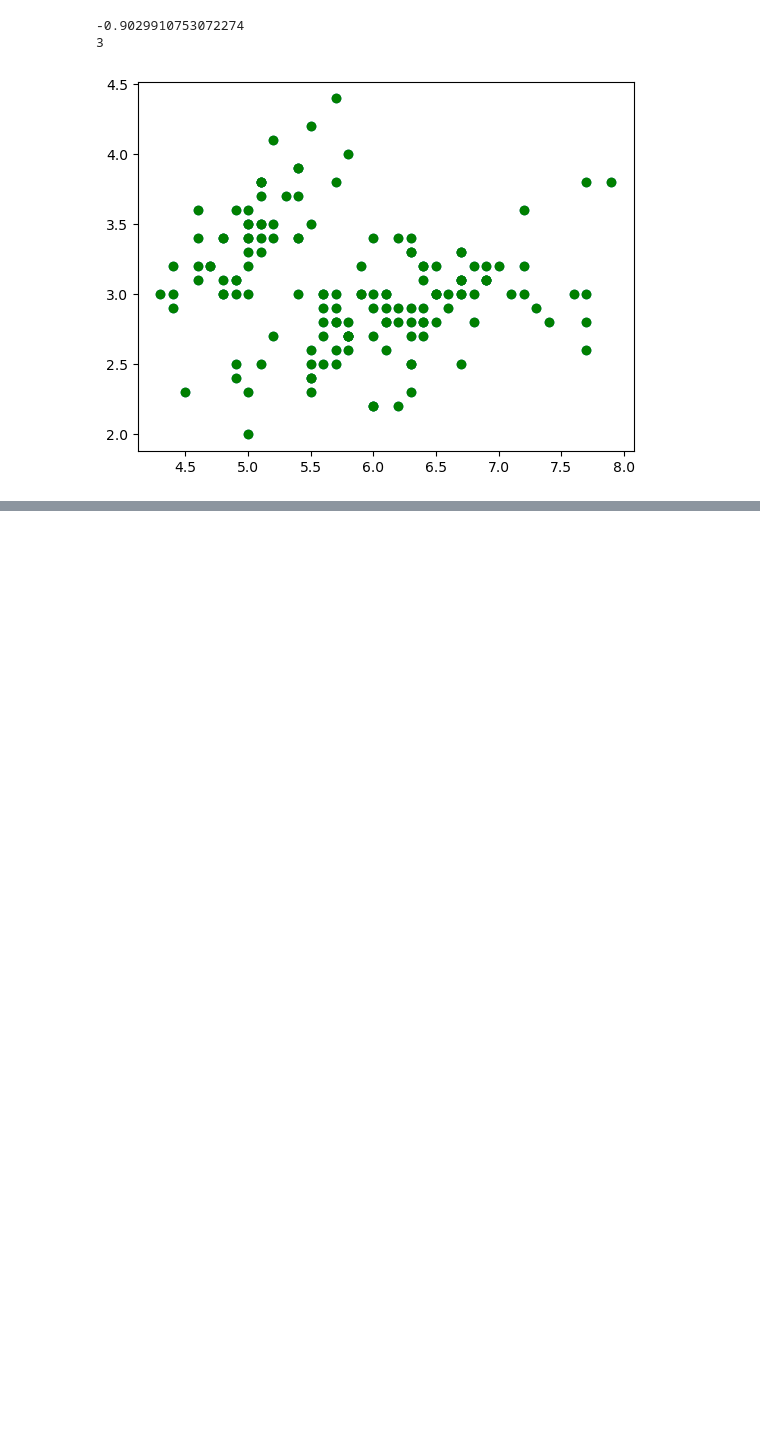
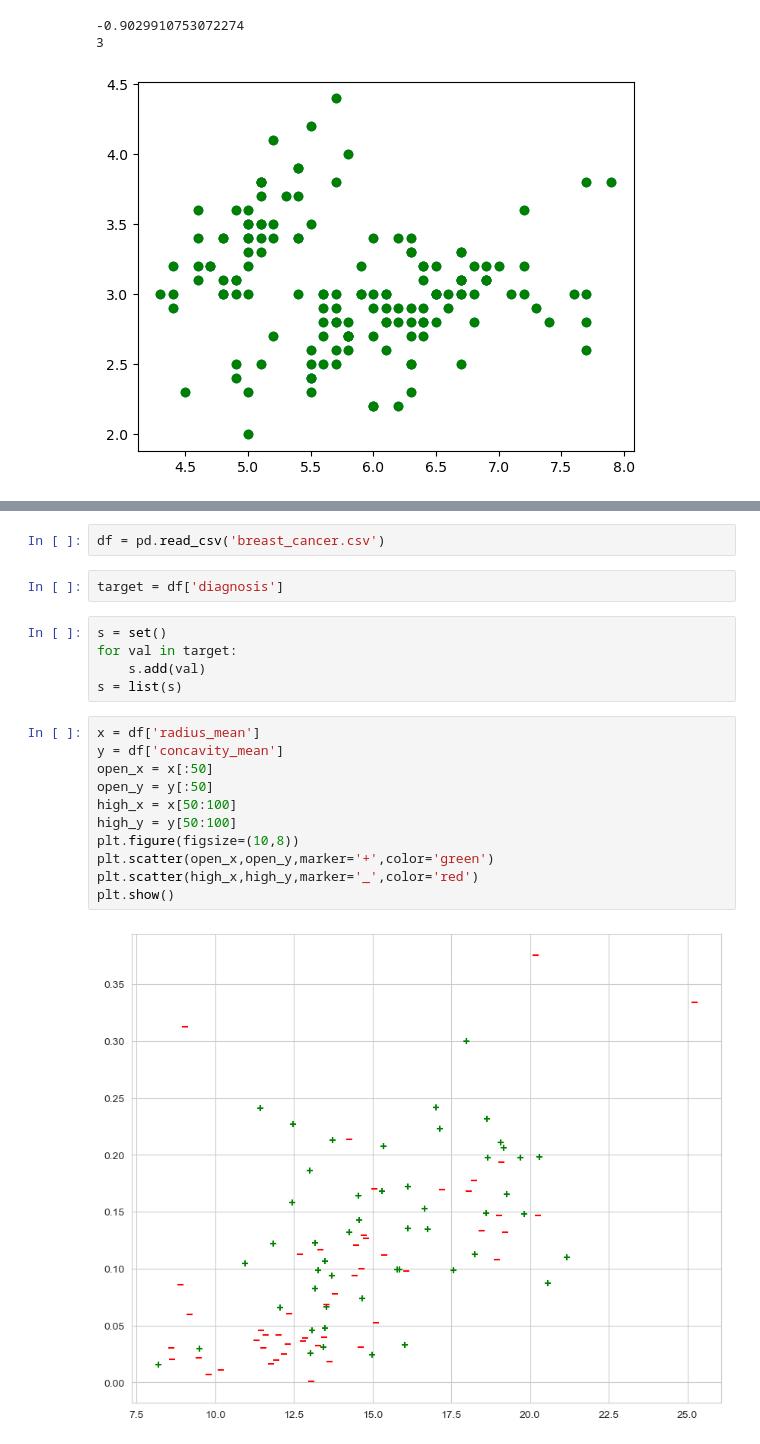
Before and after one commit to Haryish/MCA-e_Library, a Jupyter notebook: Semester2/AIML Lab/2232MCA0058-AIML Lab.ipynb, the cells around one changed output, grey strips where cells are left out. Saved outputs shown, nothing was run; the diff lists cells and outputs as text; blank space fills up the shorter version.

```diff
--- a/Semester2/AIML Lab/2232MCA0058-AIML Lab.ipynb
+++ b/Semester2/AIML Lab/2232MCA0058-AIML Lab.ipynb
@@ -293,0 +620,22 @@ print(gmm.n_iter_)
+# %%
+df = pd.read_csv('breast_cancer.csv')
+# %%
+target = df['diagnosis']
+# %%
+s = set()
+for val in target:
+    s.add(val)
+s = list(s)
+# %%
+x = df['radius_mean']
+y = df['concavity_mean']
+open_x = x[:50]
+open_y = y[:50]
+high_x = x[50:100]
+high_y = y[50:100]
+plt.figure(figsize=(10,8))
+plt.scatter(open_x,open_y,marker='+',color='green')
+plt.scatter(high_x,high_y,marker='_',color='red')
+plt.show()
+# %% [output]
+[figure, added]
```
Also changed, not shown: parts of 15 cells of this notebook, 8 other files.
